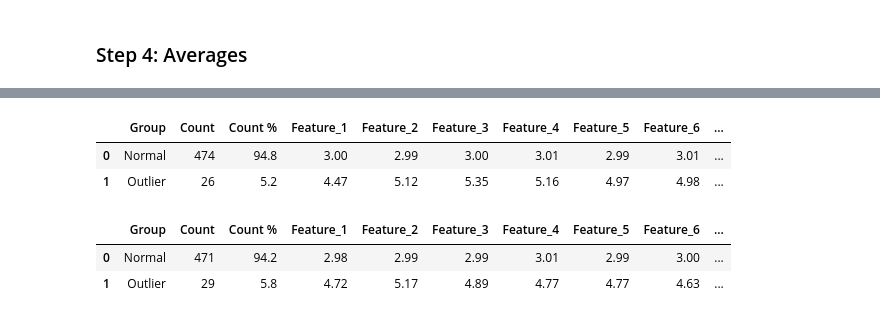
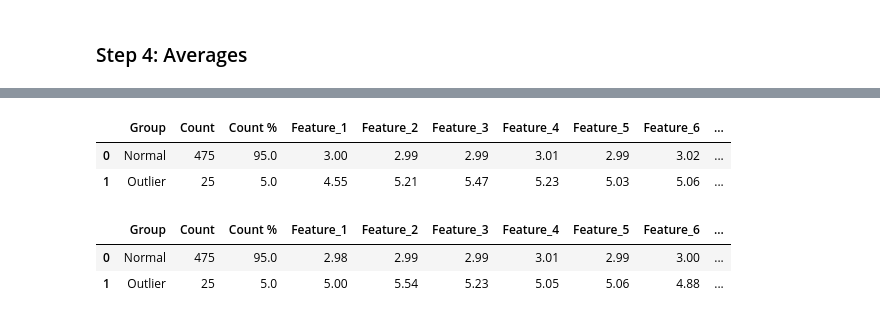
Before and after one commit to dataman-git/Handbook-of-anomaly-detection, a Jupyter notebook: 04_iForest.ipynb, the cells around one changed output, grey strips where cells are left out. Saved outputs shown, nothing was run; the diff lists cells and outputs as text; code cells hidden in the pictures.

```diff
--- a/04_iForest.ipynb
+++ b/04_iForest.ipynb
@@ -229,12 +229,12 @@ plt.show()
 # %%
-descriptive_stat_threshold(X_train,y_train_by_average, 1.0)
+descriptive_stat_threshold(X_train,y_train_by_average, 1.5)
 # %% [output]
 |  | Group | Count | Count % | Feature_1 | Feature_2 | Feature_3 | Feature_4 | Feature_5 | Feature_6 | ... |
-| 0 | Normal | 474 | 94.8 | 3.00 | 2.99 | 3.00 | 3.01 | 2.99 | 3.01 | ... |
-| 1 | Outlier | 26 | 5.2 | 4.47 | 5.12 | 5.35 | 5.16 | 4.97 | 4.98 | ... |
+| 0 | Normal | 475 | 95.0 | 3.00 | 2.99 | 2.99 | 3.01 | 2.99 | 3.02 | ... |
+| 1 | Outlier | 25 | 5.0 | 4.55 | 5.21 | 5.47 | 5.23 | 5.03 | 5.06 | ... |
 # %%
-descriptive_stat_threshold(X_test,y_test_by_average, 1.0)
+descriptive_stat_threshold(X_test,y_test_by_average, 1.5)
 # %% [output]
 |  | Group | Count | Count % | Feature_1 | Feature_2 | Feature_3 | Feature_4 | Feature_5 | Feature_6 | ... |
-| 0 | Normal | 471 | 94.2 | 2.98 | 2.99 | 2.99 | 3.01 | 2.99 | 3.00 | ... |
-| 1 | Outlier | 29 | 5.8 | 4.72 | 5.17 | 4.89 | 4.77 | 4.77 | 4.63 | ... |
+| 0 | Normal | 475 | 95.0 | 2.98 | 2.99 | 2.99 | 3.01 | 2.99 | 3.00 | ... |
+| 1 | Outlier | 25 | 5.0 | 5.00 | 5.54 | 5.23 | 5.05 | 5.06 | 4.88 | ... |
```
Also changed, not shown: parts of 7 cells of this notebook.
